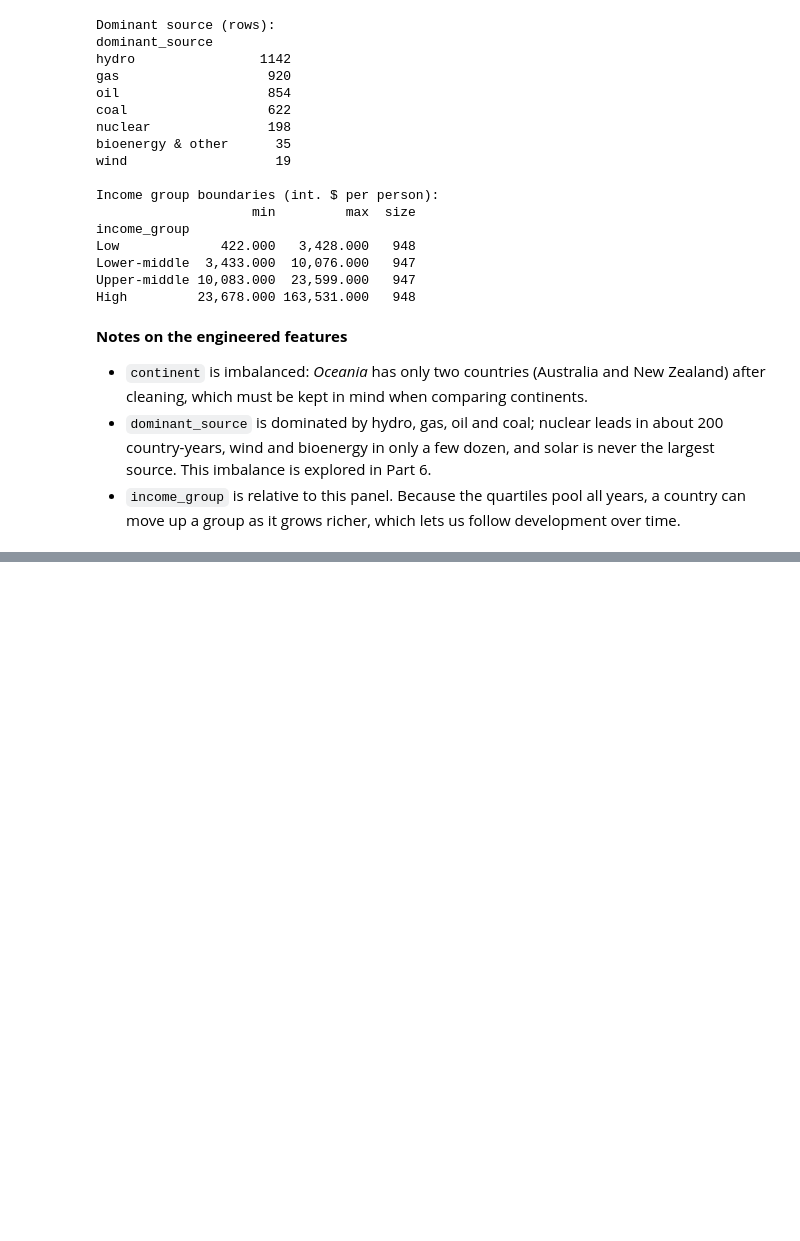
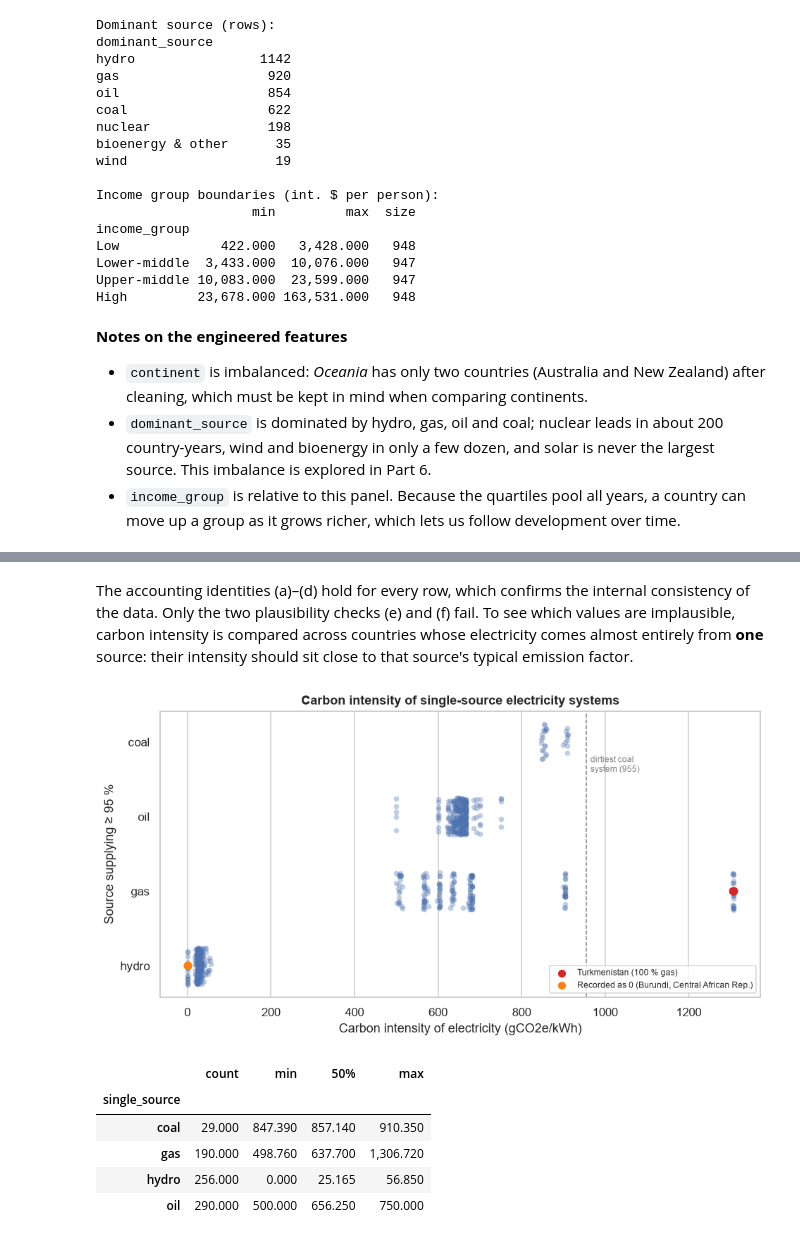
Before and after one commit to Md-Fahad2000/data_exploration_and_preparation_ca1, a Jupyter notebook: Energy_Transition_DEP.ipynb, the cells around one changed output, grey strips where cells are left out. Drawn from its saved outputs; the diff is of its cells as text; code cells hidden in the pictures; blank space fills up the shorter version.

```diff
--- a/Energy_Transition_DEP.ipynb
+++ b/Energy_Transition_DEP.ipynb
@@ -1037,0 +1241,39 @@ Working dataset: 3,790 rows x 24 columns
+# %% [markdown]
+The accounting identities (a)–(d) hold for every row, which confirms the internal consistency of the
+data. Only the two plausibility checks (e) and (f) fail. To see which values are implausible, carbon intensity is compared across
+countries whose electricity comes almost entirely from **one** source: their intensity should sit
+close to that source's typical emission factor.
+# %%
+# Country-years where one source supplies at least 95 % of electricity
+single = df[df[SHARE_COLS].max(axis=1) >= 95].copy()
+single["single_source"] = single["dominant_source"]
+
+fig, ax = plt.subplots(figsize=(10, 4.8))
+order = ["coal", "oil", "gas", "hydro"]
+sns.stripplot(data=single[single["single_source"].isin(order)], x="carbon_intensity_elec",
+              y="single_source", order=order, alpha=0.35, jitter=0.25, ax=ax, color="#4C72B0")
+
+# Highlight the suspicious values
+tkm = single[single["country"] == "Turkmenistan"]
+zero = single[single["carbon_intensity_elec"] == 0]
+ax.scatter(tkm["carbon_intensity_elec"], [2] * len(tkm), color="#D62728", s=40, zorder=3,
+           label="Turkmenistan (100 % gas)")
+ax.scatter(zero["carbon_intensity_elec"], [3] * len(zero), color="#FF7F0E", s=40, zorder=3,
+           label="Recorded as 0 (Burundi, Central African Rep.)")
+ax.set_xlabel("Carbon intensity of electricity (gCO2e/kWh)"); ax.set_ylabel("Source supplying ≥ 95 %")
+ax.set_title("Carbon intensity of single-source electricity systems")
+ax.axvline(COAL_MAX, color="grey", ls="--", lw=1)
+ax.text(COAL_MAX + 10, 0.4, f"dirtiest coal\nsystem ({COAL_MAX:.0f})", fontsize=8, color="grey")
+ax.legend(loc="lower right", fontsize=8)
+save_fig(fig, "fig06_carbon_intensity_consistency")
+plt.show()
+
+single.groupby("single_source")["carbon_intensity_elec"].describe()[["count", "min", "50%", "max"]]
+# %% [output]
+[figure, added]
+|  | count | min | 50% | max |
+| single_source |  |  |  |  |
+| coal | 29.000 | 847.390 | 857.140 | 910.350 |
+| gas | 190.000 | 498.760 | 637.700 | 1,306.720 |
+| hydro | 256.000 | 0.000 | 25.165 | 56.850 |
+| oil | 290.000 | 500.000 | 656.250 | 750.000 |
```
Also changed, not shown: parts of 19 cells of this notebook, 4 other files.
